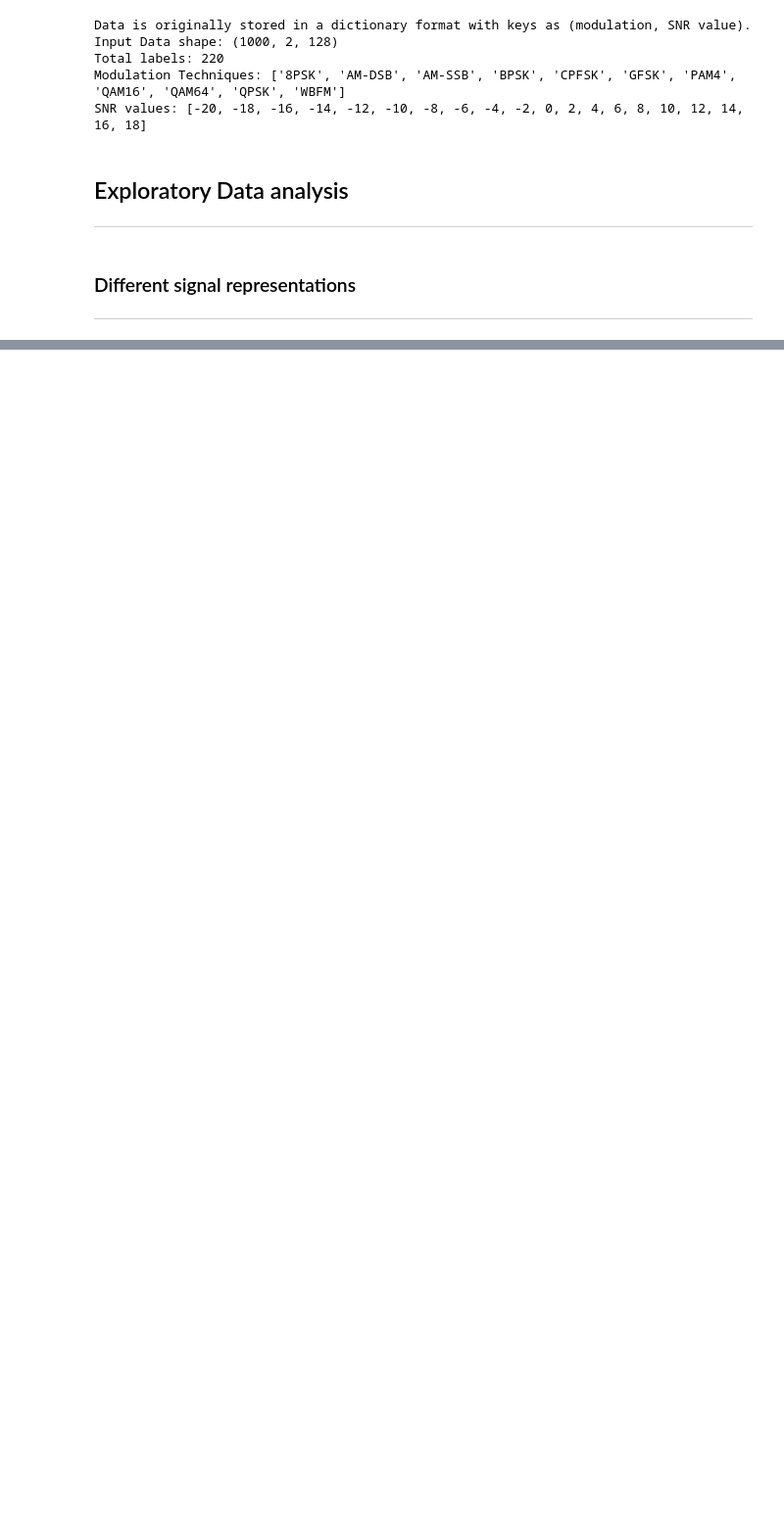
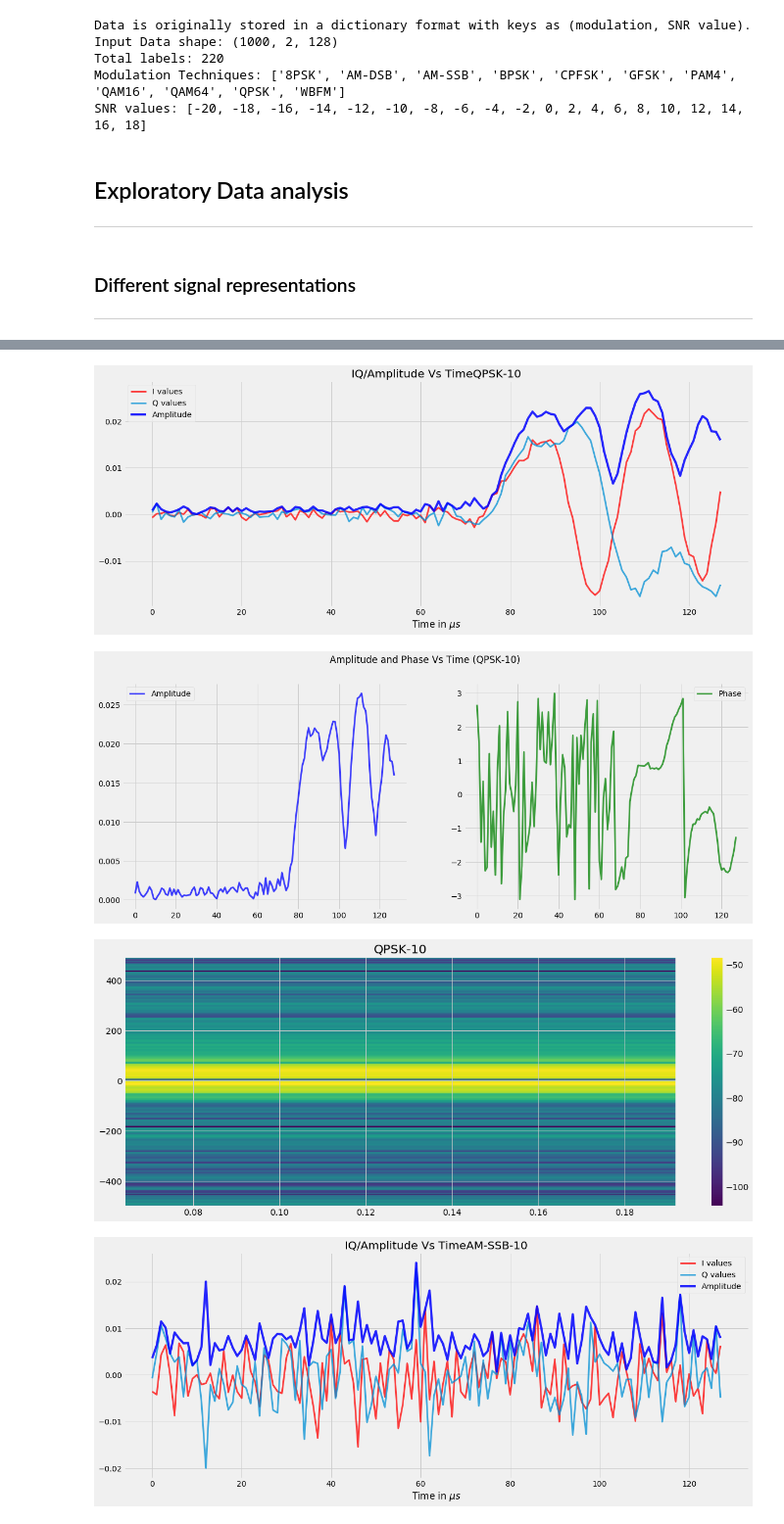
Before and after one commit to dsaharia/BTP-1-modulation_classification, a Jupyter notebook: Notebooks/00_basics_2016.10A.ipynb, the cells around one changed output, grey strips where cells are left out. Shown: that part at 98% size. Drawn from its saved outputs; the diff is of its cells as text; code cells hidden in the pictures; blank space fills up the shorter version.

```diff
--- a/Notebooks/00_basics_2016.10A.ipynb
+++ b/Notebooks/00_basics_2016.10A.ipynb
@@ -50,12 +70,13 @@ def plot_data(samples, mod_name, SNR, plot_type="iq"):
         plt.plot(I_values, label="I values", c='r', linewidth=3, alpha=0.75)
         plt.plot(Q_values, label="Q values", linewidth=3, alpha=0.75)
         plt.plot(np.abs(signal), label="Amplitude", c='b', linewidth=4, alpha=0.85)
-        plt.title(f"{mod_name}-{str(SNR)}")
+        plt.title(f"IQ/Amplitude Vs Time{mod_name}-{str(SNR)}")
+        plt.xlabel("Time in $\mu s$")
         plt.legend()
         plt.show()
     if plot_type == "ph_amp":
         plt.subplot(1,2,1)
-        plt.suptitle("Amplitude and Phase Vs Time")
+        plt.suptitle(f"Amplitude and Phase Vs Time ({mod_name}-{str(SNR)})")
         plt.plot(np.abs(signal), label="Amplitude", c='b', linewidth=3, alpha=0.75)
         plt.legend()
         plt.subplot(1,2,2)
@@ -65,4 +86,7 @@ def plot_data(samples, mod_name, SNR, plot_type="iq"):
     if plot_type == "spec":
         spec = plt.specgram(signal,  Fs=1000, mode='magnitude')
         plt.colorbar()
+        plt.title(f"{mod_name}-{str(SNR)}")
         plt.show()
+# d = plt.magnitude_spectrum(c, Fs=1000)
+# plt.show()
@@ -73,0 +96,11 @@ NameError: name 'c' is not defined
+# %%
+plot_data(data[("QPSK", 10)][0], "QPSK", 10, "iq")
+plot_data(data[("QPSK", 10)][0], "QPSK", 10, "ph_amp")
+plot_data(data[("QPSK", 10)][0], "QPSK", 10, "spec")
+plot_data(data[("AM-SSB", 10)][0], "AM-SSB", 10, "iq")
+plot_data(data[("AM-SSB", 10)][0], "AM-SSB", 10, "ph_amp")
+# %% [output]
+[figure, added]
+[figure, added]
+[figure, added]
+[figure, added]
```
Also changed, not shown: parts of 10 cells of this notebook.
